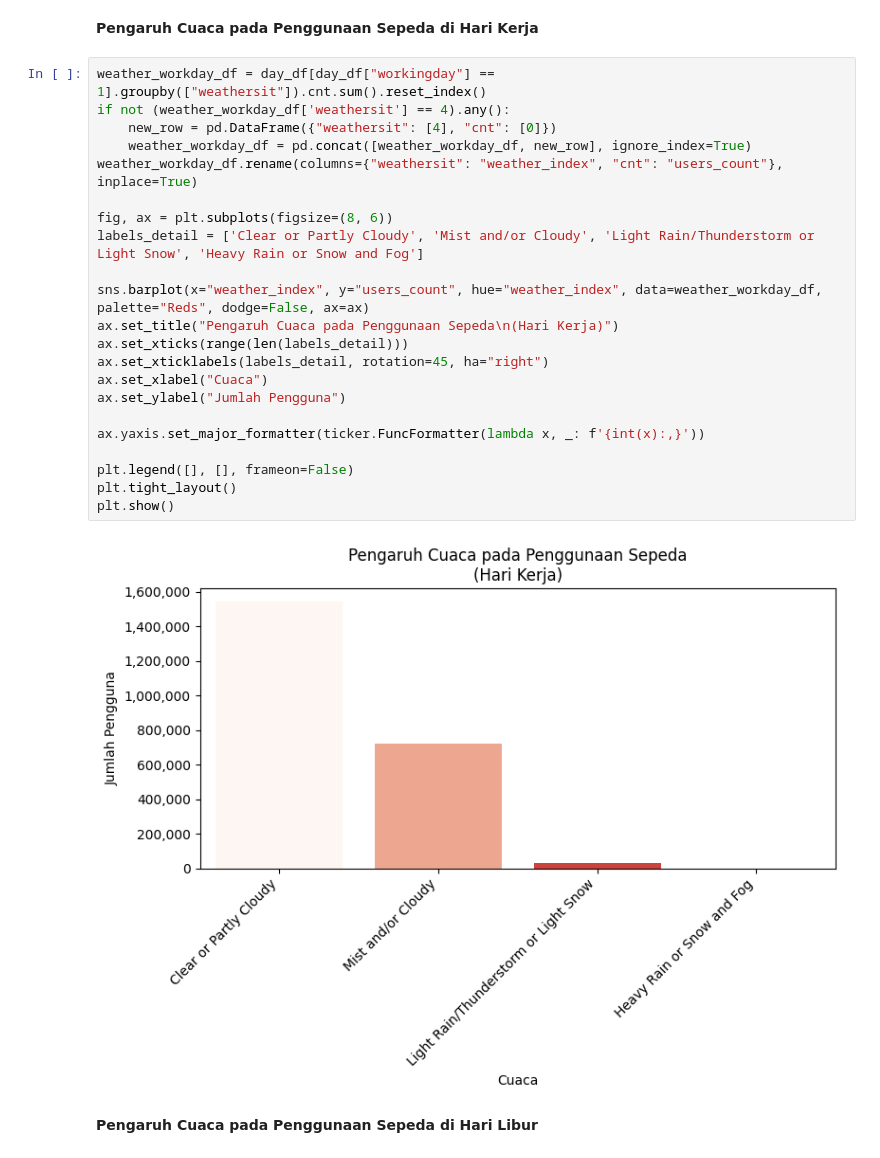
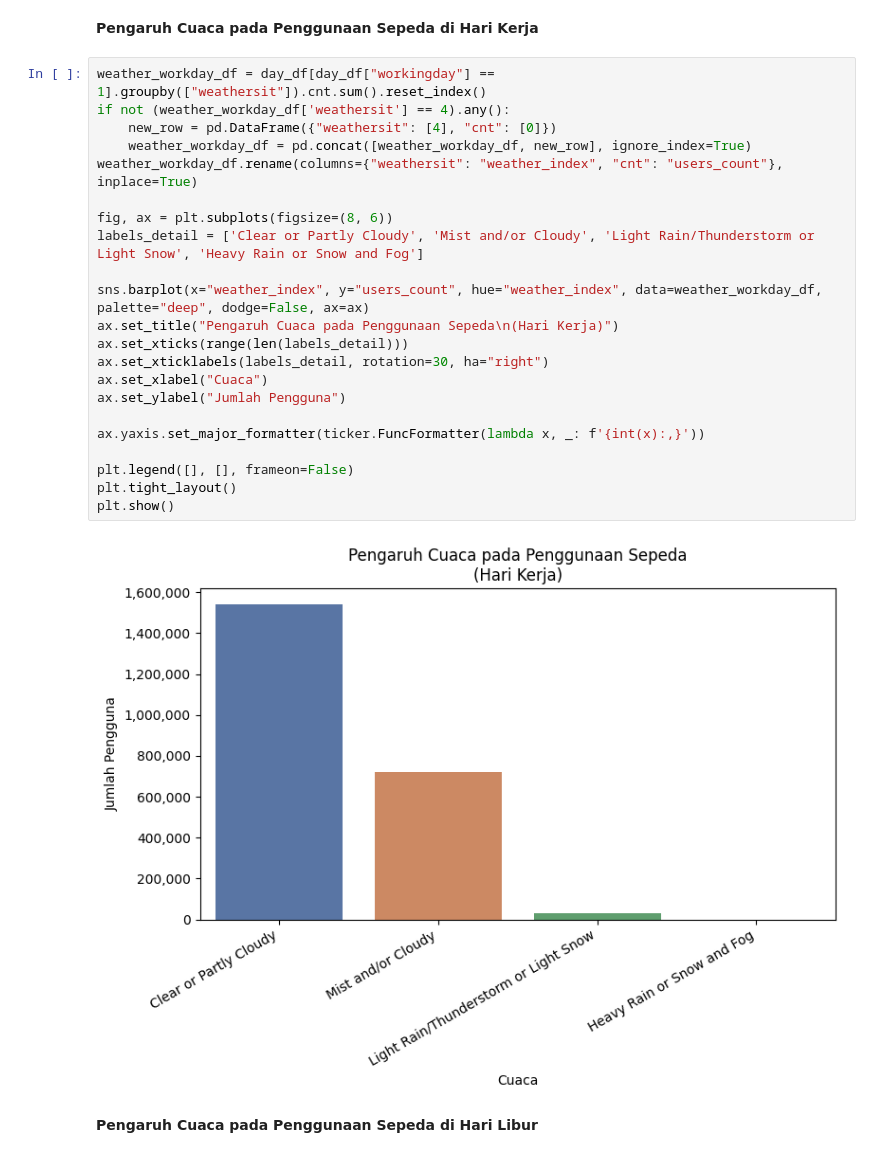
Before and after one commit to bagusangkasawan/data-analysis, a Jupyter notebook: notebook.ipynb, the cells around one changed output. Saved outputs shown, nothing was run; the diff lists cells and outputs as text.

```diff
--- a/notebook.ipynb
+++ b/notebook.ipynb
@@ -316,27 +317,27 @@ hour_df.groupby(by="hr_group").agg({
 # %%
 weather_workday_df = day_df[day_df["workingday"] == 1].groupby(["weathersit"]).cnt.sum().reset_index()
 if not (weather_workday_df['weathersit'] == 4).any():
     new_row = pd.DataFrame({"weathersit": [4], "cnt": [0]})
     weather_workday_df = pd.concat([weather_workday_df, new_row], ignore_index=True)
 weather_workday_df.rename(columns={"weathersit": "weather_index", "cnt": "users_count"}, inplace=True)
 
 fig, ax = plt.subplots(figsize=(8, 6))
 labels_detail = ['Clear or Partly Cloudy', 'Mist and/or Cloudy', 'Light Rain/Thunderstorm or Light Snow', 'Heavy Rain or Snow and Fog']
 
-sns.barplot(x="weather_index", y="users_count", hue="weather_index", data=weather_workday_df, palette="Reds", dodge=False, ax=ax)
+sns.barplot(x="weather_index", y="users_count", hue="weather_index", data=weather_workday_df, palette="deep", dodge=False, ax=ax)
 ax.set_title("Pengaruh Cuaca pada Penggunaan Sepeda\n(Hari Kerja)")
 ax.set_xticks(range(len(labels_detail)))
-ax.set_xticklabels(labels_detail, rotation=45, ha="right")
+ax.set_xticklabels(labels_detail, rotation=30, ha="right")
 ax.set_xlabel("Cuaca")
 ax.set_ylabel("Jumlah Pengguna")
 
 ax.yaxis.set_major_formatter(ticker.FuncFormatter(lambda x, _: f'{int(x):,}'))
 
 plt.legend([], [], frameon=False)
 plt.tight_layout()
 plt.show()
 # %% [output]
-[figure, old version]
+[figure, new version]
 # %% [markdown]
 **Pengaruh Cuaca pada Penggunaan Sepeda di Hari Libur**
 # %%
```
Also changed, not shown: parts of 19 cells of this notebook, 3 other files.
